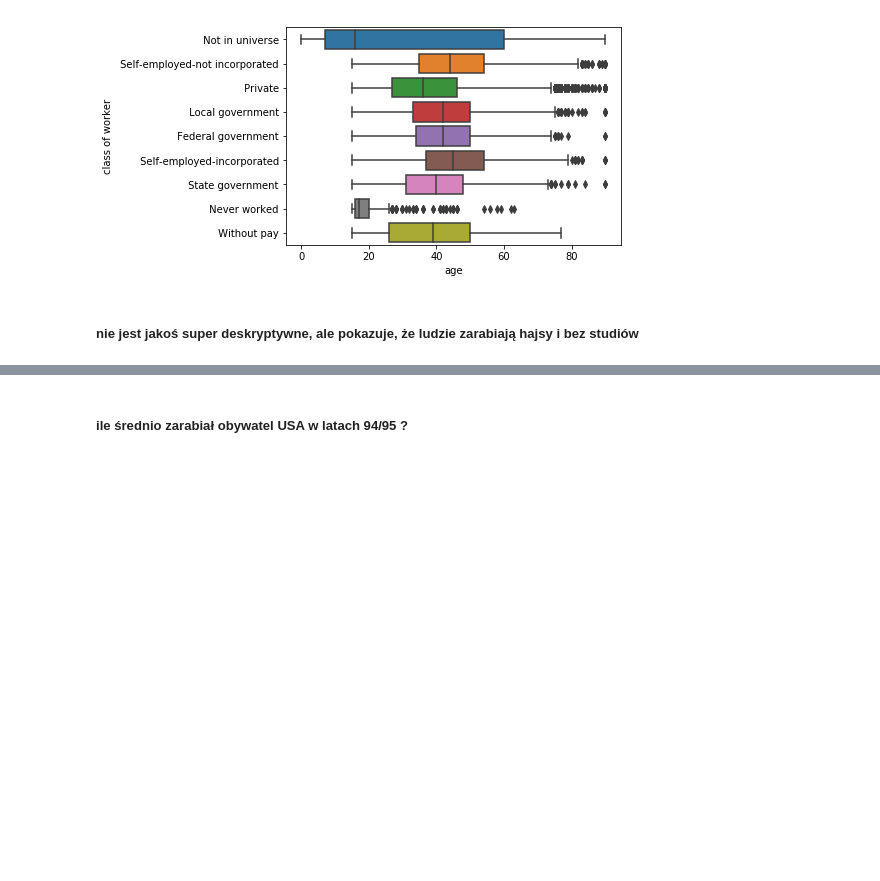
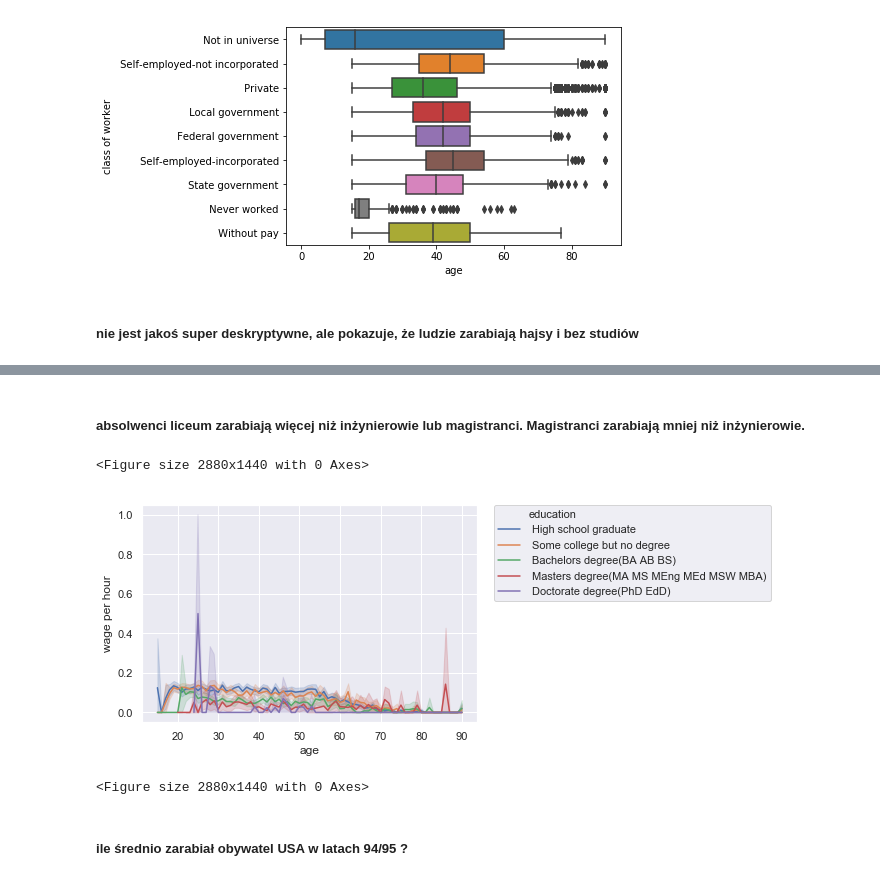
Before and after one commit to huntekah/Warsztaty_Big_Data_Allegro_Lidl, a Jupyter notebook: Warsztaty_Big_Data_Allegro_Lidl.ipynb, the cells around one changed output, grey strips where cells are left out. Drawn from its saved outputs; the diff is of its cells as text; code cells hidden in the pictures; blank space fills up the shorter version.

```diff
--- a/Warsztaty_Big_Data_Allegro_Lidl.ipynb
+++ b/Warsztaty_Big_Data_Allegro_Lidl.ipynb
@@ -71,3 +108,20 @@ plt.legend(bbox_to_anchor=(1.05, 1), loc=2, borderaxespad=0.)
+# %% [markdown]
+##### absolwenci liceum zarabiają więcej niż inżynierowie lub magistranci.  Magistranci zarabiają mniej niż inżynierowie.
+# %%
+sns.set(style="darkgrid")
+data_interesting_educations = data[data["education"].isin([" High school graduate",
+                                                           " Bachelors degree(BA AB BS)",
+                                                           " Some college but no degree",
+                                                           " Masters degree(MA MS MEng MEd MSW MBA)",
+                                                           " Doctorate degree(PhD EdD)"])]
+
+sns.lineplot(x = data["age"], hue = data_interesting_educations["education"], y = data["wage per hour"] > 0)
+plt.legend(bbox_to_anchor=(1.05, 1), loc=2, borderaxespad=0.)
+plt.figure(figsize=(40,20))
+# %% [output]
+<Figure size 2880x1440 with 0 Axes>
+[figure, added]
+<Figure size 2880x1440 with 0 Axes>
 # %% [markdown]
 ##### ile średnio zarabiał obywatel USA w latach 94/95 ?
 # %%
```
Also changed, not shown: parts of 4 cells of this notebook.
